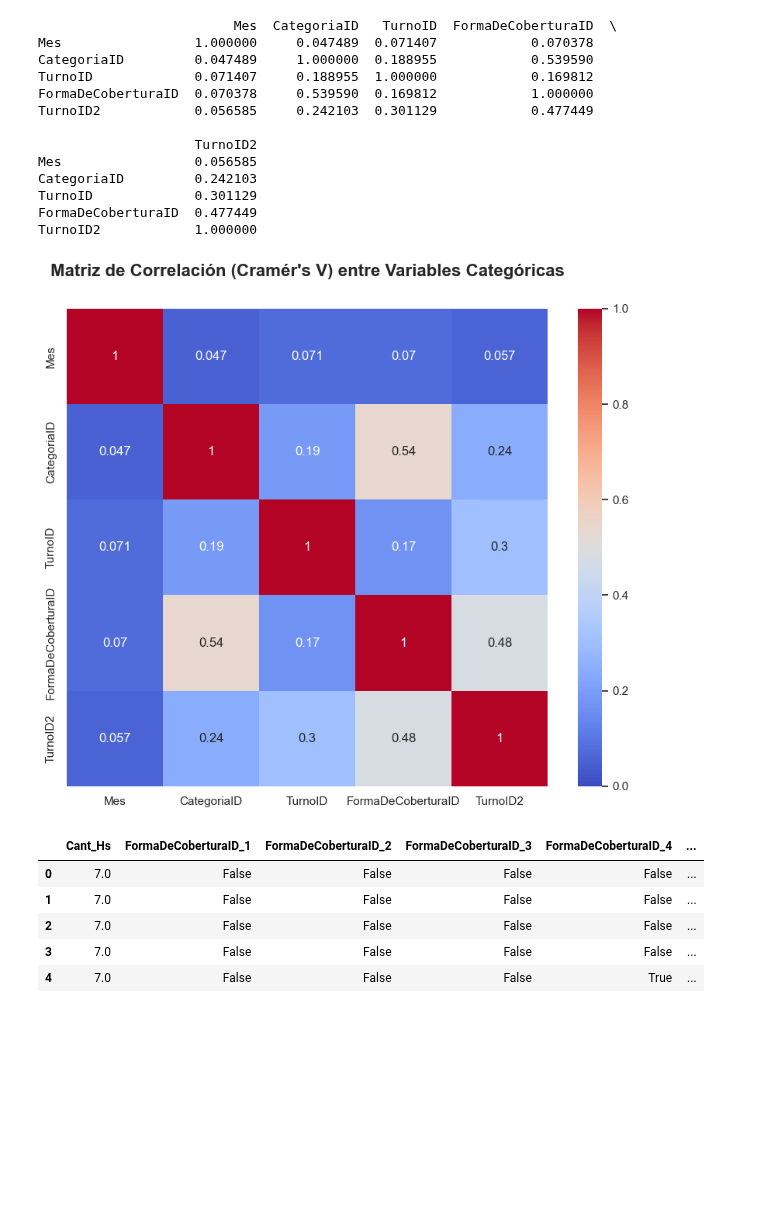
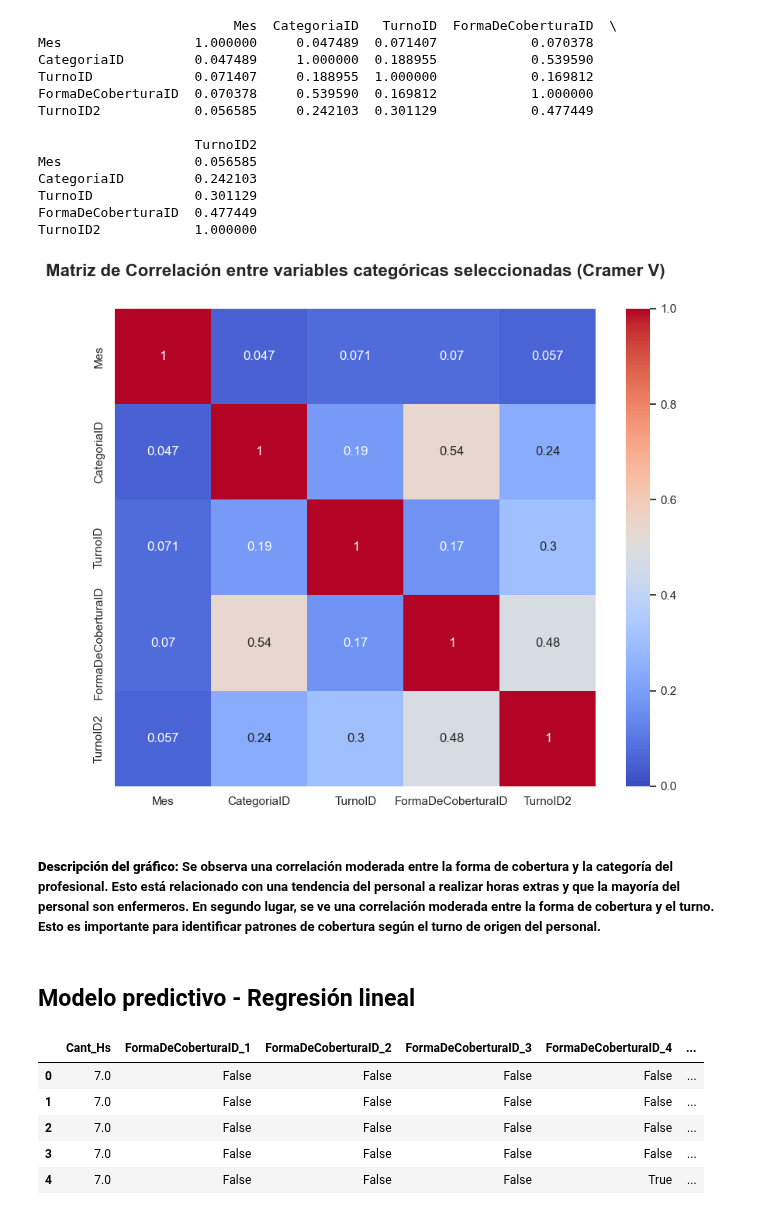
Before and after one commit to matisolica/Proyecto-final-DS1, a Jupyter notebook: pfDS1_version1.ipynb, the cells around one changed output. Drawn from its saved outputs; the diff is of its cells as text; code cells hidden in the pictures; blank space fills up the shorter version.

```diff
--- a/pfDS1_version1.ipynb
+++ b/pfDS1_version1.ipynb
@@ -773,11 +786,15 @@ TurnoID2            1.000000
 # %%
 # Crear el mapa de calor
 plt.figure(figsize=(10, 8))
 sns.heatmap(cramers_v_matrix, annot=True, cmap='coolwarm', vmin=0, vmax=1)
-plt.title('Matriz de Correlación (Cramér\'s V) entre Variables Categóricas', fontweight = 'bold', pad=30, fontsize=16)
+plt.title('Matriz de Correlación entre variables categóricas seleccionadas (Cramer V)', fontweight = 'bold', pad=30, fontsize=16)
 plt.show()
 # %% [output]
-[figure, old version]
+[figure, new version]
+# %% [markdown]
+##### **Descripción del gráfico:** Se observa una correlación moderada entre la forma de cobertura y la categoría del profesional. Esto está relacionado con una tendencia del personal a realizar horas extras y que la mayoría del personal son enfermeros. En segundo lugar, se ve una correlación moderada entre la forma de cobertura y el turno. Esto es importante para identificar patrones de cobertura según el turno de origen del personal.
+# %% [markdown]
+## Modelo predictivo - Regresión lineal
 # %%
 from sklearn.model_selection import train_test_split
 from sklearn.linear_model import LinearRegression
```
Also changed, not shown: parts of 15 cells of this notebook.
